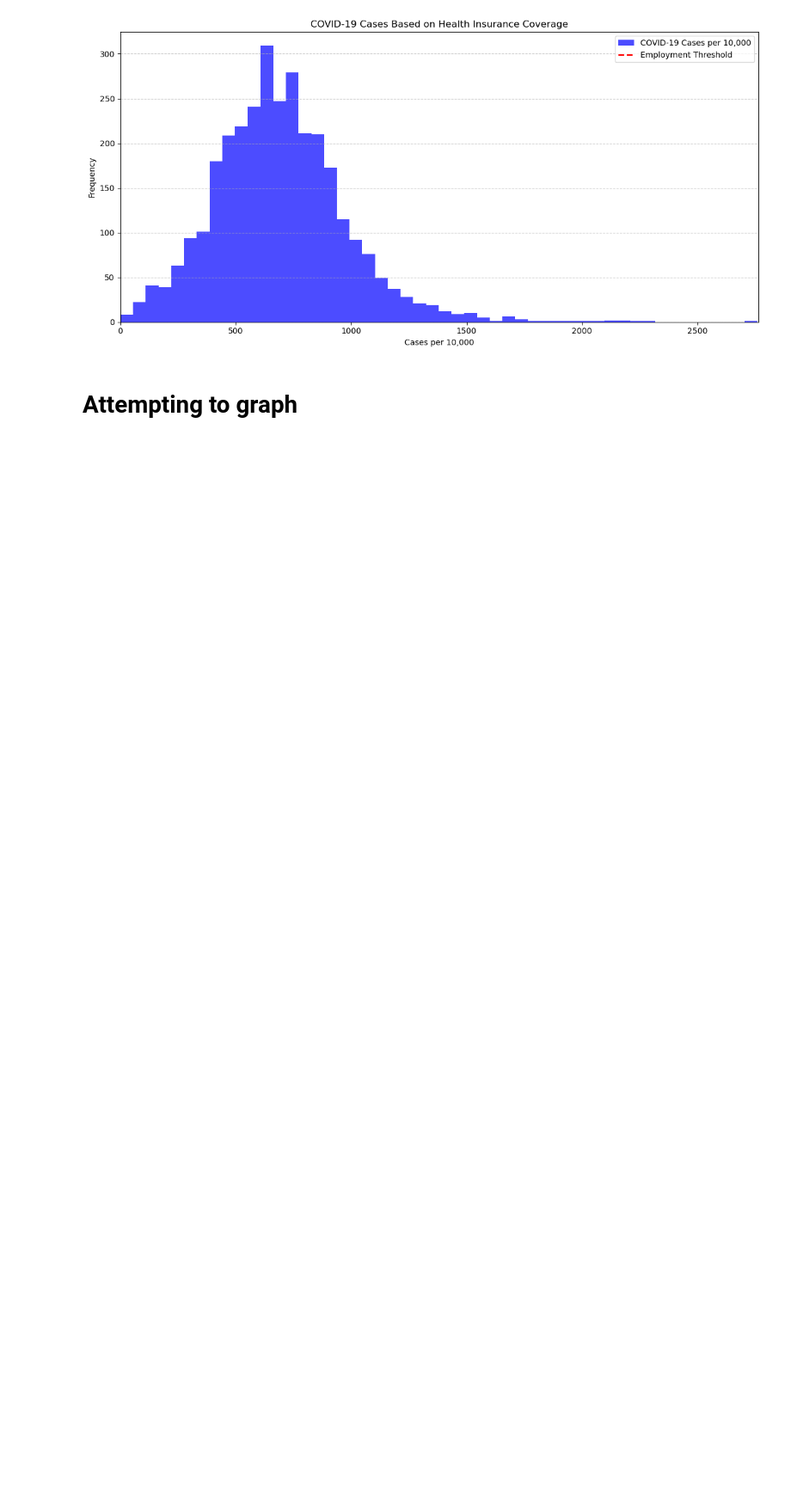
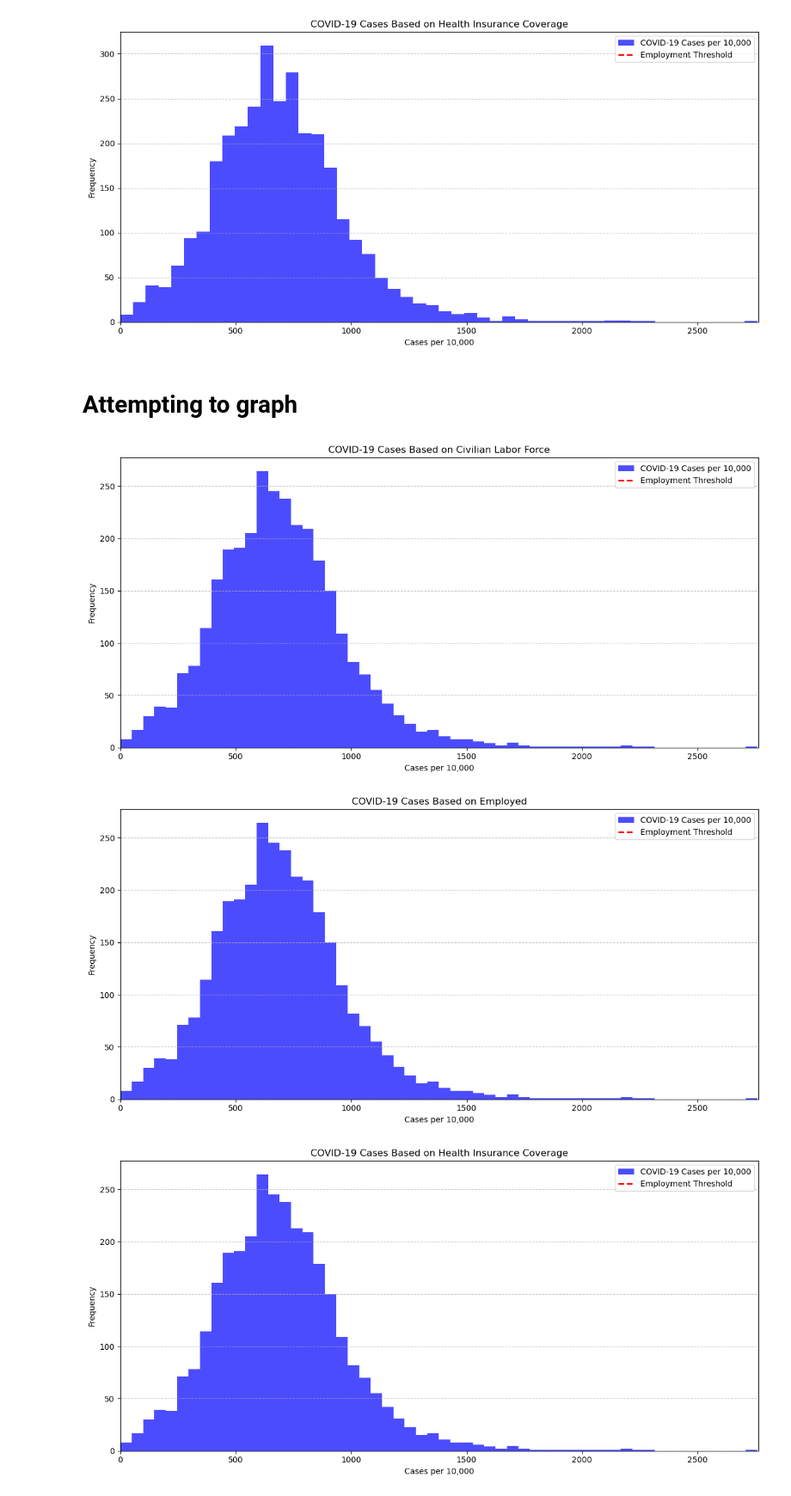
Before and after one commit to hamza890890/Group7ClassProject, a Jupyter notebook: Stage IV/Hamza Ahmed/Stage IV.ipynb, the cells around one changed output. Shown: that part at 86% size. Cells and saved outputs as stored; diff of their text form; code cells hidden in the pictures; blank space fills up the shorter version.

```diff
--- a/Stage IV/Hamza Ahmed/Stage IV.ipynb
+++ b/Stage IV/Hamza Ahmed/Stage IV.ipynb
@@ -261,7 +261,7 @@ Health Insurance Coverage: 36,032,553
 import pandas as pd
 
 # Load the datasets
-enrichment_data = pd.read_csv(r"C:\Users\bluev\OneDrive\Documents\Economy.csv")
+enrichment_data = pd.read_csv('Economy.csv')
 covid_data = pd.read_csv('US-Covid.csv')
 
 # Clean the column names by stripping whitespace
@@ -329,7 +329,7 @@ import matplotlib.pyplot as plt
 from datetime import datetime
 
 # Load your datasets
-enrichment_data = pd.read_csv(r"C:\Users\bluev\OneDrive\Documents\Economy.csv")
+enrichment_data = pd.read_csv('Economy.csv')
 covid_data = pd.read_csv('US-Covid.csv')
 
 # Normalize strings in the 'Label (Grouping)' column
@@ -481,7 +481,7 @@ import matplotlib.pyplot as plt
 from datetime import datetime
 
 # Load datasets
-enrichment_data = pd.read_csv(r"C:\Users\bluev\OneDrive\Documents\Economy.csv")
+enrichment_data = pd.read_csv('Economy.csv')
 covid_data = pd.read_csv('US-Covid.csv')
 
 # Normalize strings in 'Label (Grouping)' column
@@ -538,31 +538,35 @@ def perform_hypothesis_test(covid_data, employment_value, date_columns):
     return t_stat, p_value, covid_cases_per_10k
 
 # Perform hypothesis tests and store results for checking
 t_stat_civilian, p_value_civilian, cases_civilian = perform_hypothesis_test(covid_data_filtered, civilian_labor_force, date_columns)
 t_stat_employed, p_value_employed, cases_employed = perform_hypothesis_test(covid_data_filtered, employed, date_columns)
 t_stat_health_insurance, p_value_health_insurance, cases_health_insurance = perform_hypothesis_test(covid_data_filtered, health_insurance_coverage, date_columns)
 
 # Plotting Function
 def plot_hypothesis_results(cases_per_10k, employment_value, label):
     plt.figure(figsize=(12, 6))
     plt.title(f'COVID-19 Cases Based on {label}')
 
     cases_per_10k = cases_per_10k.dropna()
     bins = int(np.sqrt(len(cases_per_10k)))
     plt.hist(cases_per_10k, bins=bins, alpha=0.7, color='blue', label='COVID-19 Cases per 10,000')
 
     plt.axvline(employment_value, color='red', linestyle='dashed', linewidth=2, label='Employment Threshold')
     plt.xlim(0, cases_per_10k.max() + 5)
     plt.grid(axis='y', linestyle='--', alpha=0.7)
 
     plt.xlabel('Cases per 10,000')
     plt.ylabel('Frequency')
     plt.legend()
     plt.tight_layout()
     plt.show()
 
 # Plot results for each hypothesis with appropriate labels
 plot_hypothesis_results(cases_civilian, civilian_labor_force, 'Civilian Labor Force')
 plot_hypothesis_results(cases_employed, employed, 'Employed')
 plot_hypothesis_results(cases_health_insurance, health_insurance_coverage, 'Health Insurance Coverage')
+# %% [output]
+[figure, added]
+[figure, added]
+[figure, added]
 # %%
```
Also changed, not shown: parts of 5 cells of this notebook, 1 other file.
